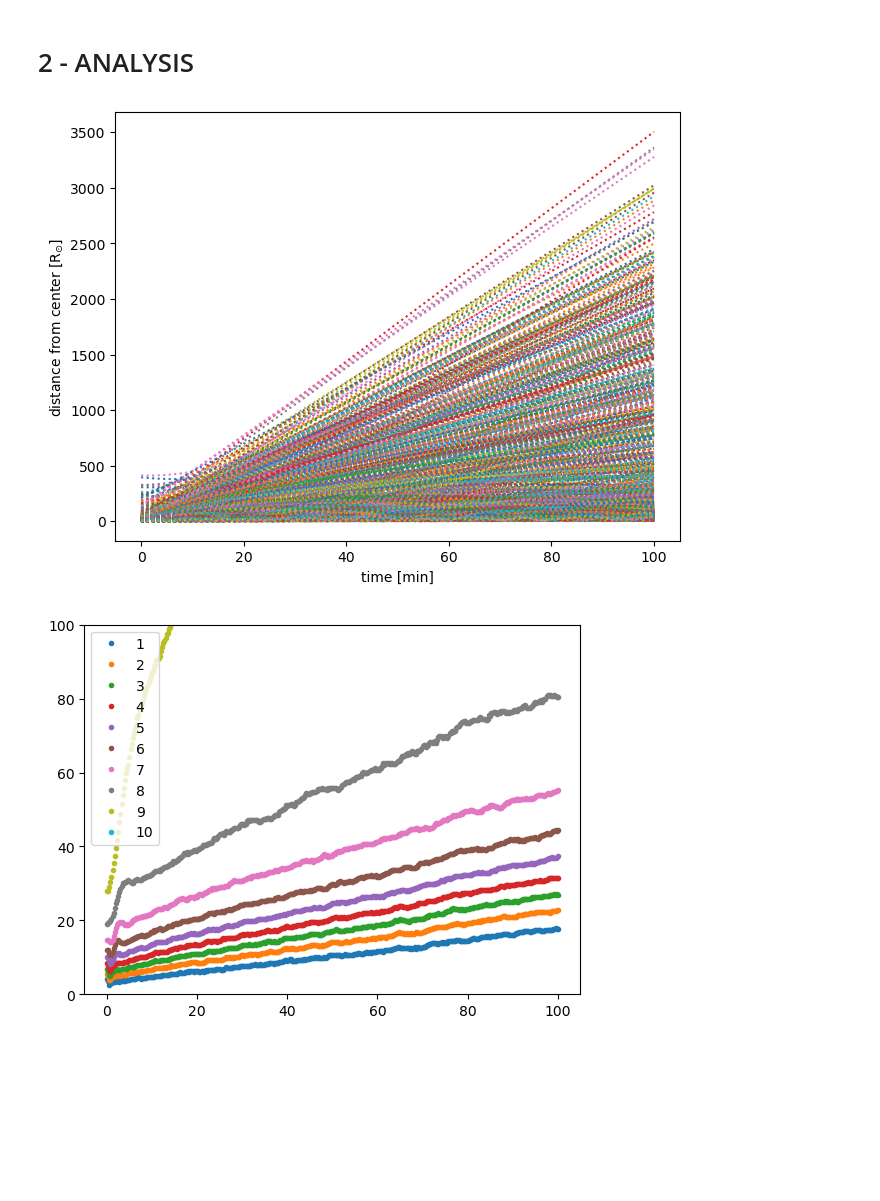
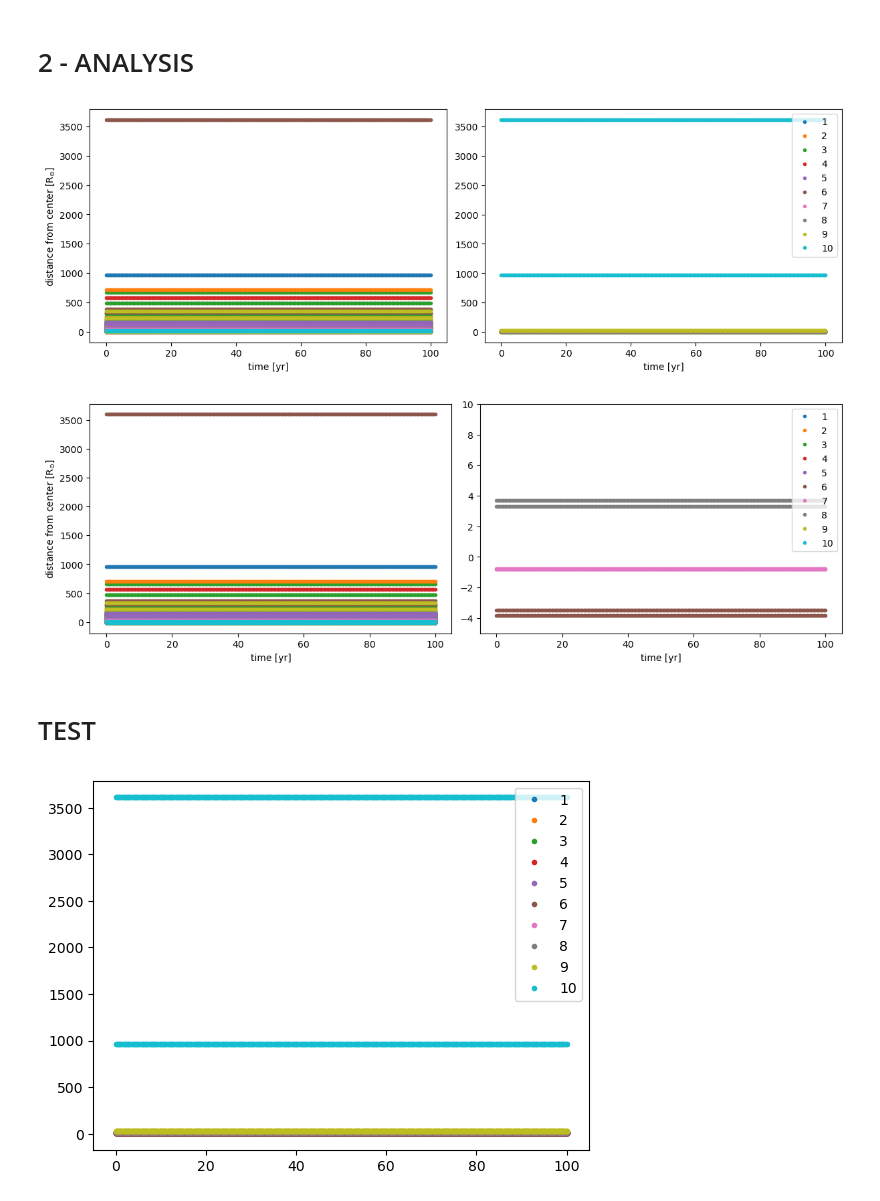
Before and after one commit to RoccoGiugni/DoSS-24-25, a Jupyter notebook: PS04/PS04.ipynb, the cells around one changed output. Drawn from its saved outputs; the diff is of its cells as text; code cells hidden in the pictures; blank space fills up the shorter version.

Commit message:
Plot in cm reference frame

```diff
--- a/PS04/PS04.ipynb
+++ b/PS04/PS04.ipynb
@@ -159,7 +159,7 @@ with open(file_in, 'w') as file:
 # %%
 # Reading file
 
-file_out = 'OF06.txt'
+file_out = 'OF04.txt'
 
 n = 3 * N + 3 # 'block' length
 m = 3     # number of rows to skip (i.e. lines containing n. bodies and time)
@@ -186,19 +186,60 @@ d = np.linalg.norm(r, axis=1) # distance from center
 v = np.loadtxt(v_rows) # velocities
 vm = np.linalg.norm(v, axis=1)
 # %%
-# Plotting distance vs time
+# Plotting distance vs time in the CF
 
-fig, ax = plt.subplots(1, 1, layout='constrained')
+fig, (ax, bx) = plt.subplots(1, 2, figsize=(12, 4), layout='constrained')
 
+d_mtx = d.reshape((time.size, N))
+d_sort = np.sort(d_mtx, axis=1)
+
+# Distance from the CF center of each p.cle
 for i in range(N):
-    ax.plot(time, d[i::N], ':')
+    #ax.plot(time, d[i::N], '.')
+    ax.plot(time, d_mtx[:, i], '.')
 
-ax.set_xlabel('time [min]')
+ax.set_xlabel('time [yr]')
 ax.set_ylabel('distance from center [R$_{\odot}$]')
 
+# Lagrangian radii in the CF
+for i in range(10):
+    bx.plot(time, d_sort[:, int((i+1) * N / 10) - 1], '.', label=i+1)
+
+bx.set_xlabel('time [yr]')
+bx.legend()
+
 plt.show()
 # %% [output]
-[figure, old version]
+[figure, new version]
+# %%
+# Plotting distance vs time in the system center (i.e. the CM)
+
+fig, (ax, bx) = plt.subplots(1, 2, figsize=(12, 4), layout='constrained')
+
+_, r_cm = np.meshgrid(np.zeros(N), d_mtx.mean(axis=1))
+
+d_cm = d_mtx - r_cm
+d_sort = np.sort(d_cm, axis=1)
+
+# Distance of each p.cle from the CM
+for i in range(N):
+    ax.plot(time, d_cm[:, i], '.')
+
+ax.set_xlabel('time [yr]')
+ax.set_ylabel('distance from center [R$_{\odot}$]')
+
+# Lagrangian radii
+for i in range(10):
+    bx.plot(time, d_sort[:, int((i+1) * N / 10) - 1], '.', label=i+1)
+
+bx.set_xlabel('time [yr]')
+bx.legend()
+
+plt.show()
+# %% [output]
+[figure, added]
+# %% [markdown]
+# TEST
 # %%
 d_mtx = d.reshape((time.size, N))
 
@@ -206,8 +247,8 @@ d_sort = np.sort(d_mtx, axis=1)
 for i in range(10):
     plt.plot(time, d_sort[:, int((i+1) * N / 10) - 1], '.', label=i+1)
 
-plt.ylim(0, 100)
+#plt.ylim(0, 100)
 plt.legend()
 plt.show()
 # %% [output]
-[figure, old version]
+[figure, new version]
```
Also changed, not shown: parts of 2 cells of this notebook.
